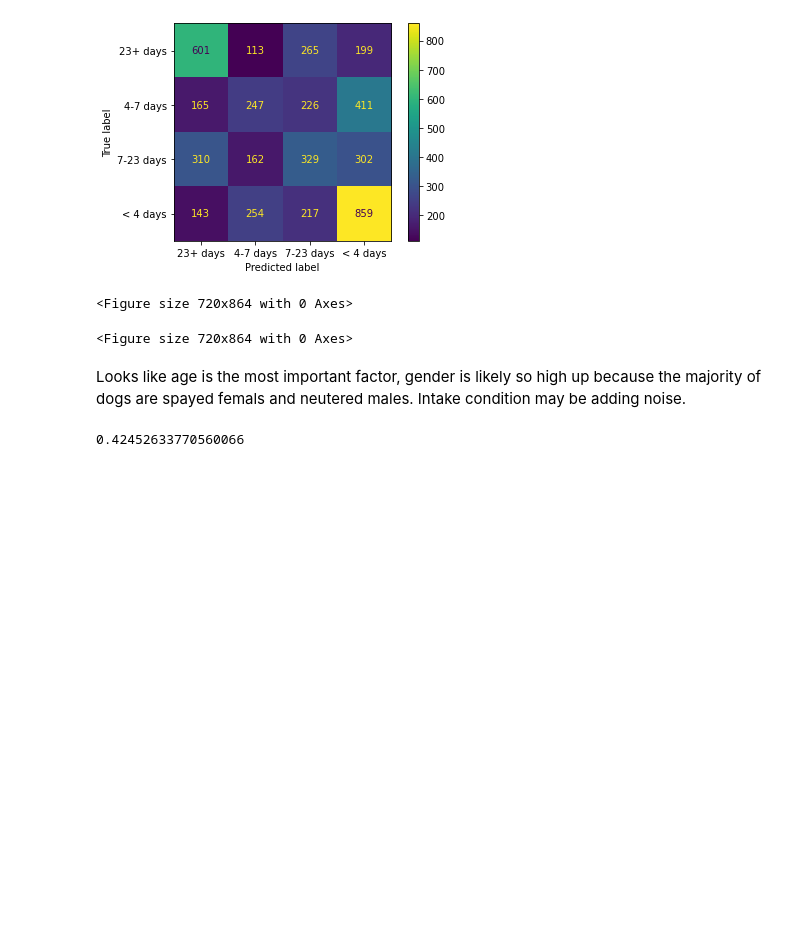
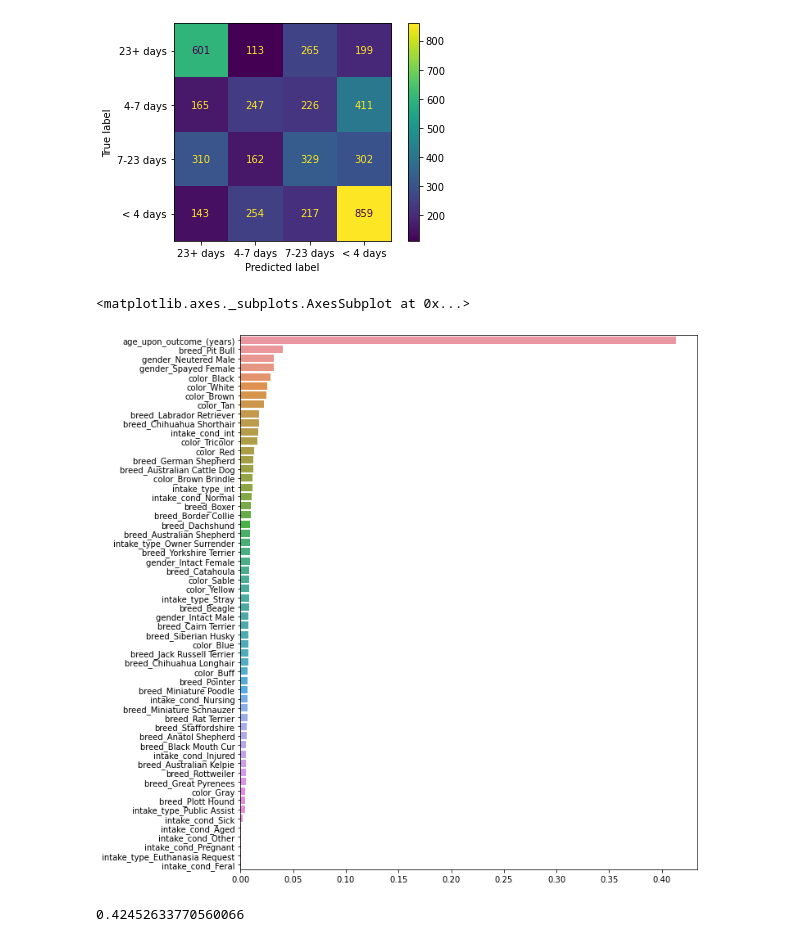
Before and after one commit to amandawhite013/CapstoneTwo, a Jupyter notebook: Preprocessing_and_Modeling.ipynb, the cells around one changed output. Drawn from its saved outputs; the diff is of its cells as text; code cells hidden in the pictures; blank space fills up the shorter version.

```diff
--- a/Preprocessing_and_Modeling.ipynb
+++ b/Preprocessing_and_Modeling.ipynb
@@ -232,14 +234,12 @@ plot_confusion_matrix(clf, x_test, y_test)
 # %%
 feature_imp = clf.feature_importances_
 f = pd.Series(feature_imp,index=x_df.columns).sort_values(ascending=False)
 
 plt.figure(figsize=(10, 12))
-#sns.barplot(x=f, y=f.index)
+sns.barplot(x=f, y=f.index)
 # %% [output]
-<Figure size 720x864 with 0 Axes>
+<matplotlib.axes._subplots.AxesSubplot at 0x...>
-<Figure size 720x864 with 0 Axes>
+[figure, added]
-# %% [markdown]
-Looks like age is the most important factor, gender is likely so high up because the majority of dogs are spayed femals and neutered males. Intake condition may be adding noise.
 # %%
 #Random Forest entropy
 e_clf = RandomForestClassifier(criterion='entropy', random_state=1)
```
Also changed, not shown: parts of 8 cells of this notebook.
